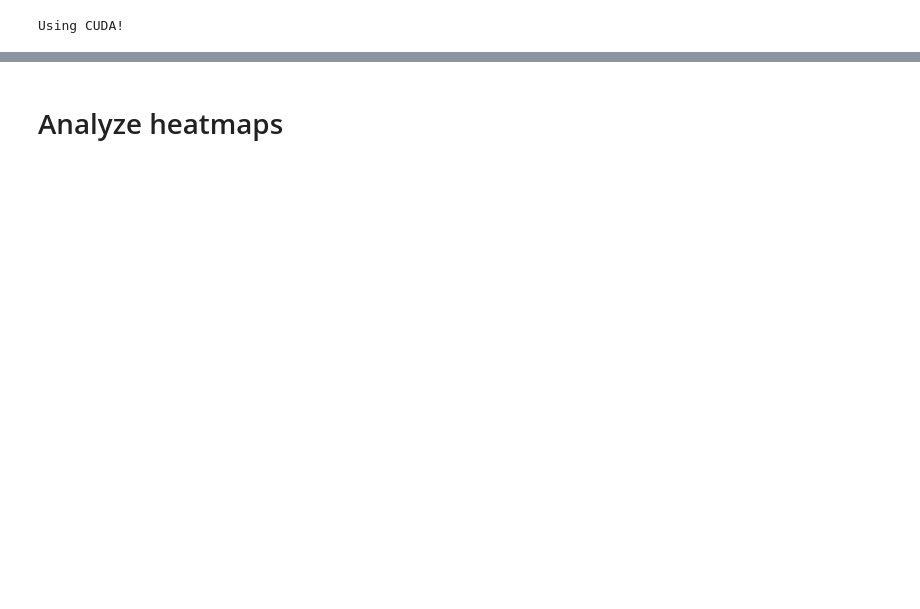
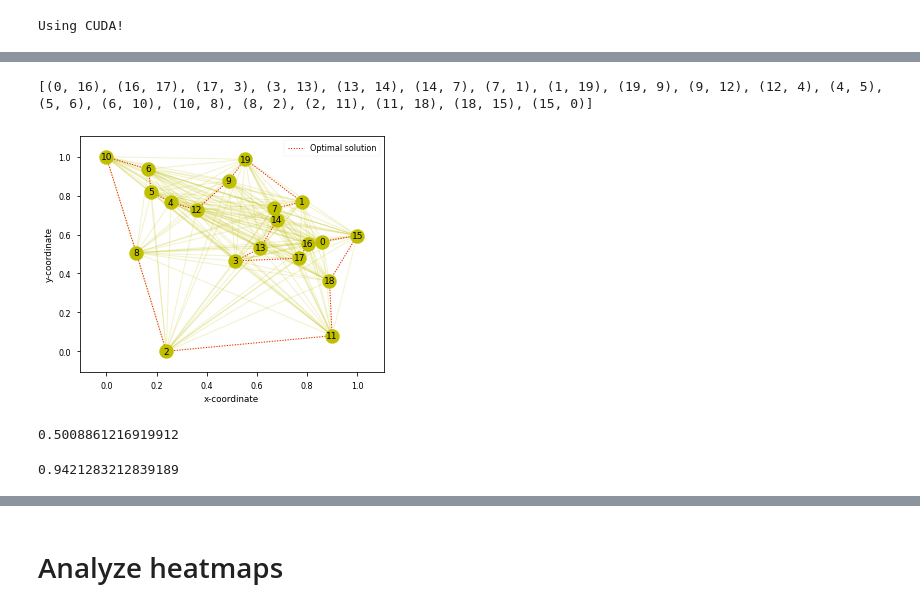
Before and after one commit to dschaub95/FINDER-TSP, a Jupyter notebook: graph_preprocessing.ipynb, the cells around one changed output, grey strips where cells are left out. Drawn from its saved outputs; the diff is of its cells as text; code cells hidden in the pictures; blank space fills up the shorter version.

```diff
--- a/graph_preprocessing.ipynb
+++ b/graph_preprocessing.ipynb
@@ -42,0 +95,8 @@ tsp_loader = TSP_loader()
+# %%
+transformer.apply_random_transfo()
+graph_list = transformer.save_TSP_as_nx()
+
+tsp_plotter.plot_nx_graph(graph_list[index], solution=solution, edge_probs=None, save_path=None)
+# %% [output]
+[(0, 16), (16, 17), (17, 3), (3, 13), (13, 14), (14, 7), (7, 1), (1, 19), (19, 9), (9, 12), (12, 4), (4, 5), (5, 6), (6, 10), (10, 8), (8, 2), (2, 11), (11, 18), (18, 15), (15, 0)]
+[figure, added]
@@ -42,0 +145,7 @@ tsp_loader = TSP_loader()
+# %%
+index = 2
+print(np.max(result_[index]))
+rate_heatmap(result_[index], all_solutions[index])
+# %% [output]
+0.5008861216919912
+0.9421283212839189
```
Also changed, not shown: parts of 36 cells of this notebook.
